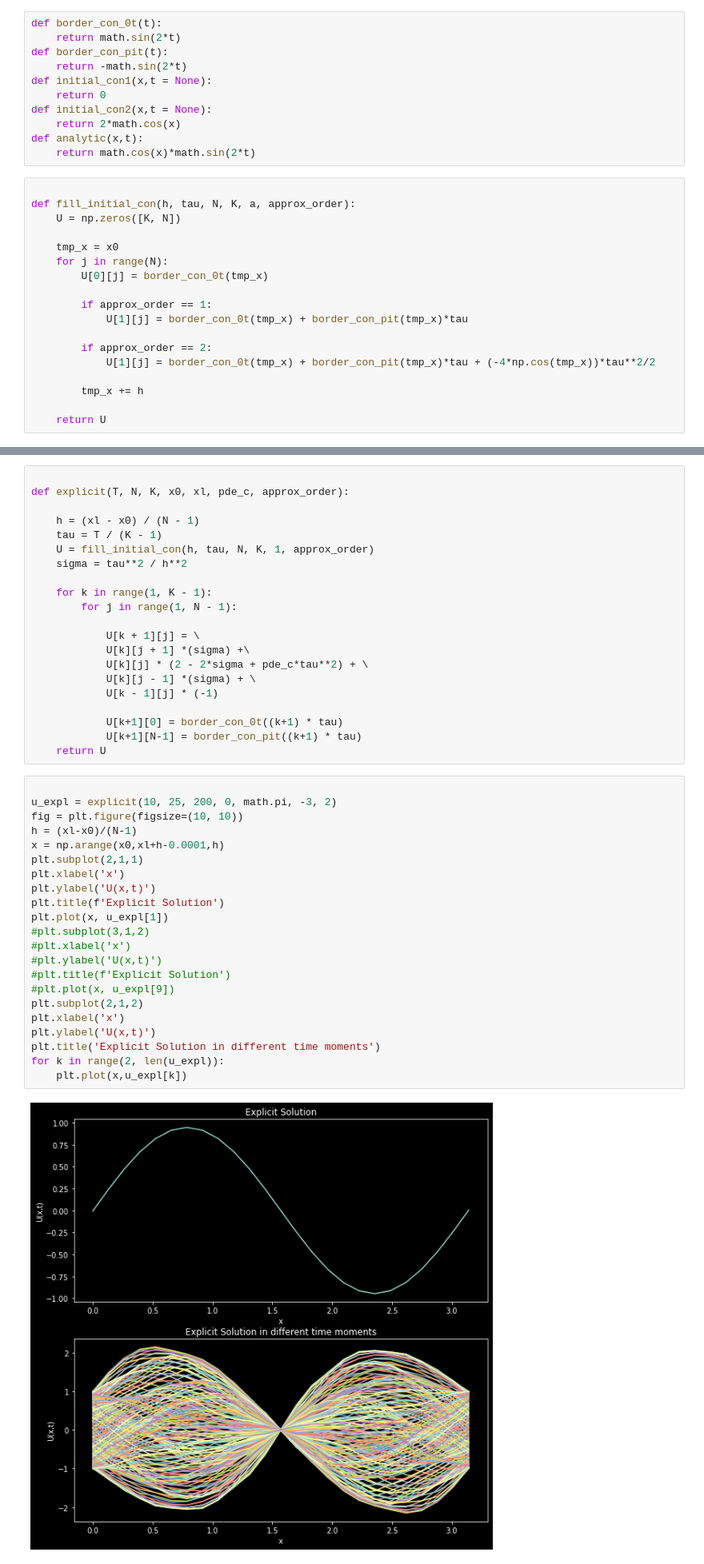
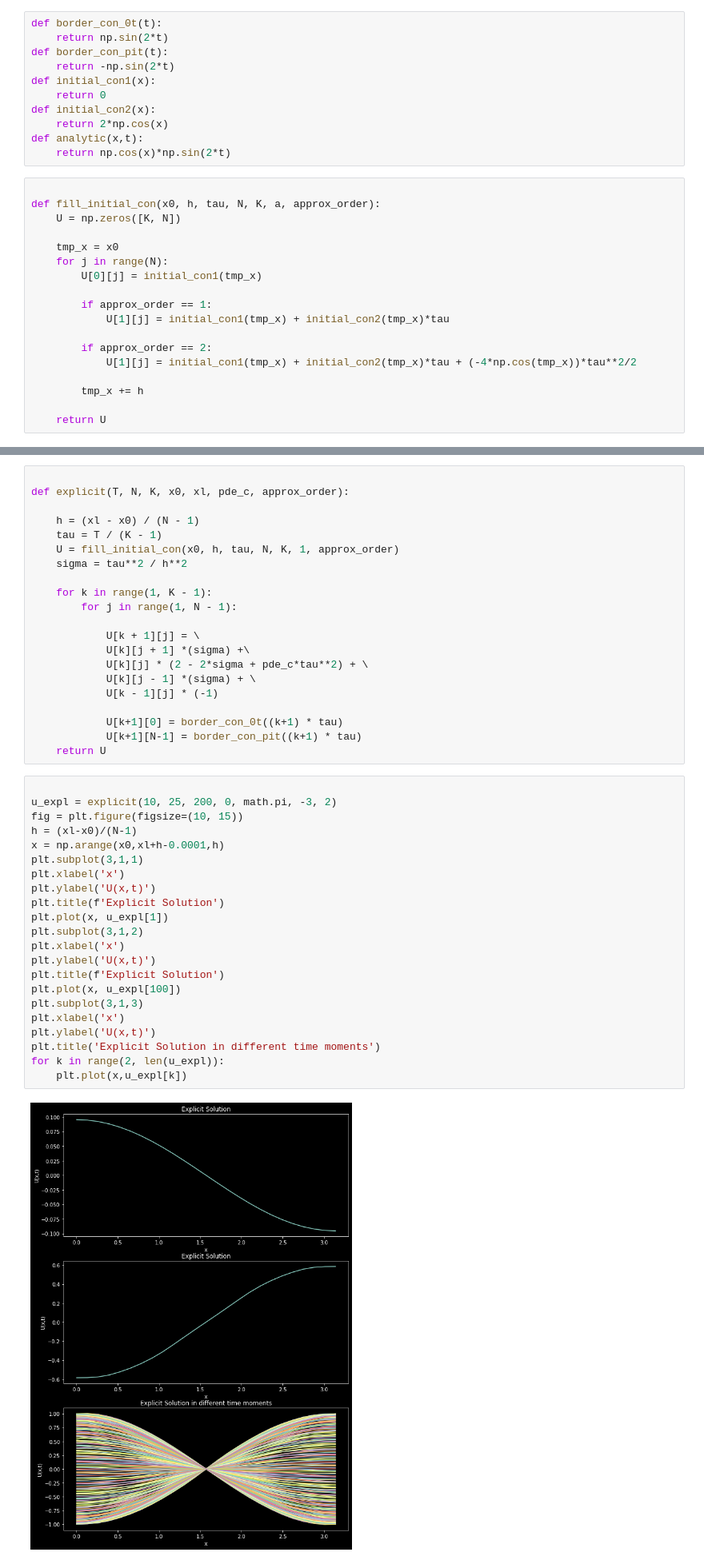
Before and after one commit to st-isk/numerical-methods-sem7, a Jupyter notebook: NM_lab2.ipynb, the cells around one changed output, grey strips where cells are left out. Shown at 80% size. Saved outputs shown, nothing was run; the diff lists cells and outputs as text.

```diff
--- a/NM_lab2.ipynb
+++ b/NM_lab2.ipynb
@@ -45,29 +45,29 @@ import matplotlib.pyplot as plt
 plt.style.use('dark_background')
 # %%
 def border_con_0t(t):
-    return math.sin(2*t)
+    return np.sin(2*t)
 def border_con_pit(t):
-    return -math.sin(2*t)
-def initial_con1(x,t = None):
+    return -np.sin(2*t)
+def initial_con1(x):
     return 0
-def initial_con2(x,t = None):
-    return 2*math.cos(x)
+def initial_con2(x):
+    return 2*np.cos(x)
 def analytic(x,t):
-    return math.cos(x)*math.sin(2*t)
+    return np.cos(x)*np.sin(2*t)
 # %%
 
-def fill_initial_con(h, tau, N, K, a, approx_order):
+def fill_initial_con(x0, h, tau, N, K, a, approx_order):
     U = np.zeros([K, N])
 
     tmp_x = x0
     for j in range(N):
-        U[0][j] = border_con_0t(tmp_x)
+        U[0][j] = initial_con1(tmp_x)
 
         if approx_order == 1:
-            U[1][j] = border_con_0t(tmp_x) + border_con_pit(tmp_x)*tau
+            U[1][j] = initial_con1(tmp_x) + initial_con2(tmp_x)*tau
 
         if approx_order == 2:
-            U[1][j] = border_con_0t(tmp_x) + border_con_pit(tmp_x)*tau + (-4*np.cos(tmp_x))*tau**2/2
+            U[1][j] = initial_con1(tmp_x) + initial_con2(tmp_x)*tau + (-4*np.cos(tmp_x))*tau**2/2
 
         tmp_x += h
 
@@ -160,7 +160,7 @@ def explicit(T, N, K, x0, xl, pde_c, approx_order):
 
     h = (xl - x0) / (N - 1)
     tau = T / (K - 1)
-    U = fill_initial_con(h, tau, N, K, 1, approx_order)
+    U = fill_initial_con(x0, h, tau, N, K, 1, approx_order)
     sigma = tau**2 / h**2
 
     for k in range(1, K - 1):
@@ -178,27 +178,27 @@ def explicit(T, N, K, x0, xl, pde_c, approx_order):
 # %%
 
 u_expl = explicit(10, 25, 200, 0, math.pi, -3, 2)
-fig = plt.figure(figsize=(10, 10))
+fig = plt.figure(figsize=(10, 15))
 h = (xl-x0)/(N-1)
 x = np.arange(x0,xl+h-0.0001,h)
-plt.subplot(2,1,1)
+plt.subplot(3,1,1)
 plt.xlabel('x')
 plt.ylabel('U(x,t)')
 plt.title(f'Explicit Solution')
 plt.plot(x, u_expl[1])
-#plt.subplot(3,1,2)
-#plt.xlabel('x')
-#plt.ylabel('U(x,t)')
-#plt.title(f'Explicit Solution')
-#plt.plot(x, u_expl[9])
-plt.subplot(2,1,2)
+plt.subplot(3,1,2)
+plt.xlabel('x')
+plt.ylabel('U(x,t)')
+plt.title(f'Explicit Solution')
+plt.plot(x, u_expl[100])
+plt.subplot(3,1,3)
 plt.xlabel('x')
 plt.ylabel('U(x,t)')
 plt.title('Explicit Solution in different time moments')
 for k in range(2, len(u_expl)):
     plt.plot(x,u_expl[k])
 # %% [output]
-[figure, old version]
+[figure, new version]
 # %%
 fig = plt.figure(figsize=(20, 10))
 k = 1
```
Also changed, not shown: parts of 6 cells of this notebook.
